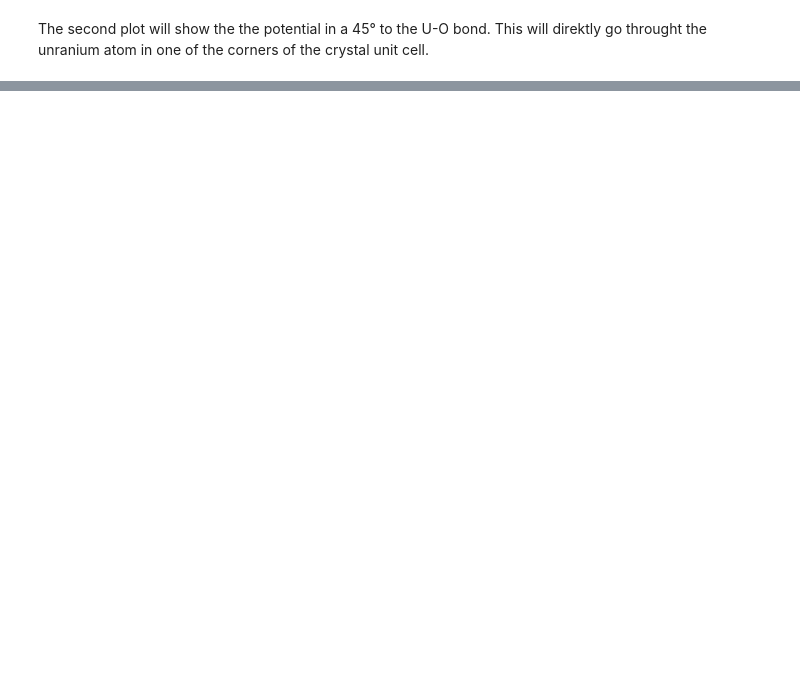
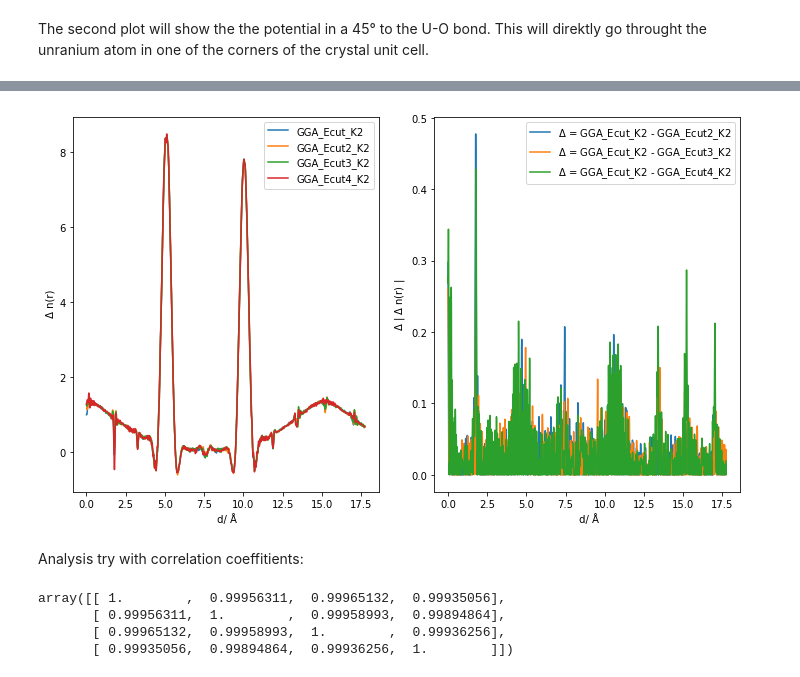
Before and after one commit to buralin/Cs2UO2Cl4, a Jupyter notebook: Cs2UO2Cl4.ipynb, the cells around one changed output, grey strips where cells are left out. Saved outputs shown, nothing was run; the diff lists cells and outputs as text; code cells hidden in the pictures; blank space fills up the shorter version.

```diff
--- a/Cs2UO2Cl4.ipynb
+++ b/Cs2UO2Cl4.ipynb
@@ -133,0 +204,60 @@ plt.show()
+# %%
+GGA_K2_Ecut = PP('Ecut/embeddingpot_GGA_K2.pp').read()
+GGA_K2_Ecut2 = PP('Ecut2/embeddingpot_GGA_K2.pp').read()
+GGA_K2_Ecut3 = PP('Ecut3/embeddingpot_GGA_K2.pp').read()
+GGA_K2_Ecut4 = PP('Ecut4/embeddingpot_GGA_K2.pp').read()
+# %%
+distance_scalar = 10
+
+x0 = GGA.ions[2].pos
+r0 = distance_scalar*GGA.ions[2].pos.d_mic(GGA.ions[1].pos)
+
+gridpoints = 40000
+d = (r0).length()*0.52918
+
+scalar = d/gridpoints
+
+plot_cut1D_GGA_K2_Ecut = GGA_K2_Ecut.plot.get_plotcut(x0=x0, r0=r0, nr=gridpoints)
+plot_cut1D_GGA_K2_Ecut2 = GGA_K2_Ecut2.plot.get_plotcut(x0=x0, r0=r0, nr=gridpoints)
+plot_cut1D_GGA_K2_Ecut3 = GGA_K2_Ecut3.plot.get_plotcut(x0=x0, r0=r0, nr=gridpoints)
+plot_cut1D_GGA_K2_Ecut4 = GGA_K2_Ecut4.plot.get_plotcut(x0=x0, r0=r0, nr=gridpoints)
+
+xvalues = np.arange(0,gridpoints,1)
+
+
+plt.subplot(1, 2, 1)
+
+plt.plot(xvalues*scalar,plot_cut1D_GGA_K2_Ecut.values, label = 'GGA_Ecut_K2' )
+plt.plot(xvalues*scalar,plot_cut1D_GGA_K2_Ecut2.values, label = 'GGA_Ecut2_K2' )
+plt.plot(xvalues*scalar,plot_cut1D_GGA_K2_Ecut3.values, label = 'GGA_Ecut3_K2' )
+plt.plot(xvalues*scalar,plot_cut1D_GGA_K2_Ecut4.values, label = 'GGA_Ecut4_K2' )
+
+plt.xlabel(' d/ Å')
+plt.ylabel(' Δ n(r)')
+plt.legend()
+
+plt.subplot(1, 2, 2)
+
+plt.plot(xvalues*scalar,np.abs(plot_cut1D_GGA_K2_Ecut.values-plot_cut1D_GGA_K2_Ecut2.values), label = '$\Delta$ = GGA_Ecut_K2 - GGA_Ecut2_K2')
+plt.plot(xvalues*scalar,np.abs(plot_cut1D_GGA_K2_Ecut.values-plot_cut1D_GGA_K2_Ecut3.values), label = '$\Delta$ = GGA_Ecut_K2 - GGA_Ecut3_K2')
+plt.plot(xvalues*scalar,np.abs(plot_cut1D_GGA_K2_Ecut.values-plot_cut1D_GGA_K2_Ecut4.values), label = '$\Delta$ = GGA_Ecut_K2 - GGA_Ecut4_K2')
+
+plt.xlabel(' d/ Å')
+plt.ylabel('$\Delta$ | Δ n(r) |')
+plt.legend()
+
+plt.tight_layout()
+
+plt.show()
+# %% [output]
+[figure, added]
+# %% [markdown]
+Analysis try with correlation coeffitients:
+# %%
+corcoef_matrix3 = np.abs(np.corrcoef([plot_cut1D_GGA_K2_Ecut.values, plot_cut1D_GGA_K2_Ecut2.values, plot_cut1D_GGA_K2_Ecut3.values, plot_cut1D_GGA_K2_Ecut4.values]))
+corcoef_matrix3
+# %% [output]
+array([[ 1.        ,  0.99956311,  0.99965132,  0.99935056],
+       [ 0.99956311,  1.        ,  0.99958993,  0.99894864],
+       [ 0.99965132,  0.99958993,  1.        ,  0.99936256],
+       [ 0.99935056,  0.99894864,  0.99936256,  1.        ]])
```
Also changed, not shown: parts of 16 cells of this notebook, 9 other files.
